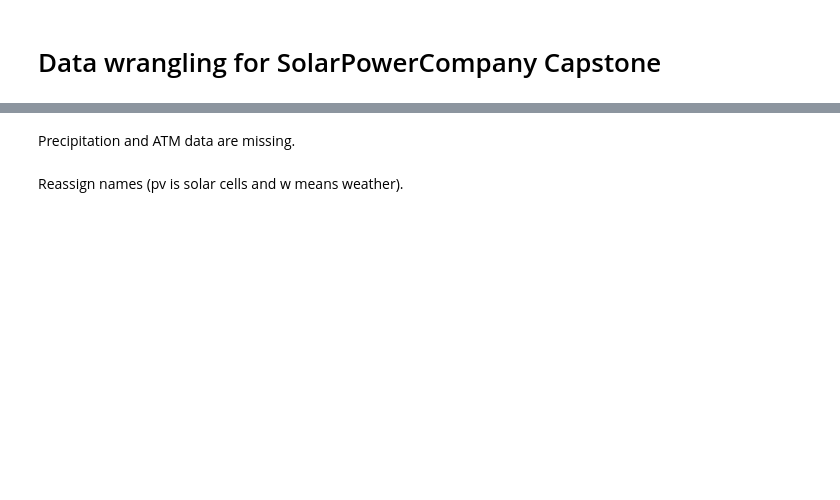
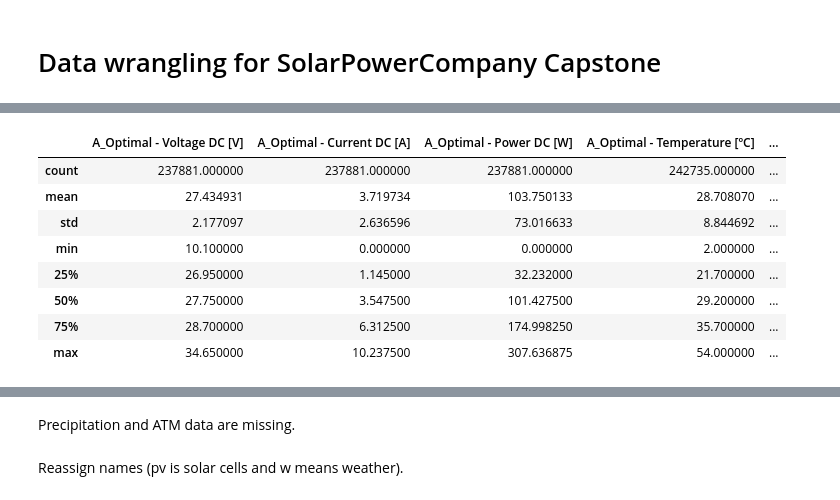
Before and after one commit to jensensj/Capstone_2-SolarPowerCompany, a Jupyter notebook: Wrangling/DataWrangling.ipynb, the cells around one changed output, grey strips where cells are left out. Drawn from its saved outputs; the diff is of its cells as text; code cells hidden in the pictures; blank space fills up the shorter version.

```diff
--- a/Wrangling/DataWrangling.ipynb
+++ b/Wrangling/DataWrangling.ipynb
@@ -103,0 +104,6 @@ dtype: int64
+# %%
+#Same process for 2015 and 2016
+cols = pv_2015.columns.str.contains('|'.join(['Optimal','Datetime']))
+pv_2015 = pv_2015.loc[:,cols]
+cols = pv_2016.columns.str.contains('|'.join(['Optimal','Datetime']))
+pv_2016 = pv_2016.loc[:,cols]
@@ -103,0 +180,12 @@ dtype: int64
+# %%
+pv_2015.describe()
+# %% [output]
+|  | A_Optimal - Voltage DC [V] | A_Optimal - Current DC [A] | A_Optimal - Power DC [W] | A_Optimal - Temperature [ºC] | ... |
+| count | 237881.000000 | 237881.000000 | 237881.000000 | 242735.000000 | ... |
+| mean | 27.434931 | 3.719734 | 103.750133 | 28.708070 | ... |
+| std | 2.177097 | 2.636596 | 73.016633 | 8.844692 | ... |
+| min | 10.100000 | 0.000000 | 0.000000 | 2.000000 | ... |
+| 25% | 26.950000 | 1.145000 | 32.232000 | 21.700000 | ... |
+| 50% | 27.750000 | 3.547500 | 101.427500 | 29.200000 | ... |
+| 75% | 28.700000 | 6.312500 | 174.998250 | 35.700000 | ... |
+| max | 34.650000 | 10.237500 | 307.636875 | 54.000000 | ... |
```
Also changed, not shown: parts of 66 cells of this notebook, 4 other files.
